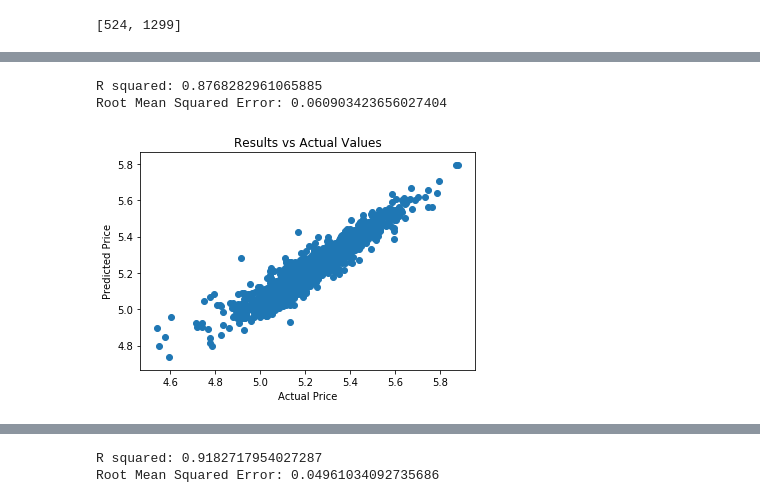
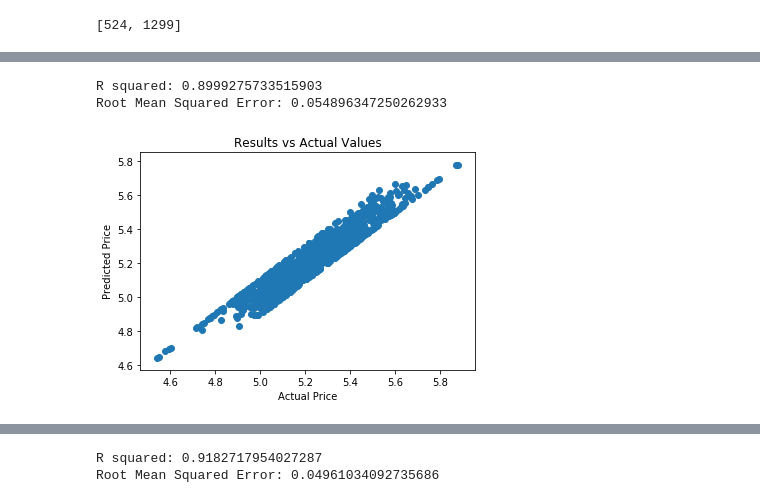
Before and after one commit to bhalbur/AmesData, a Jupyter notebook: Stacked_w_label_encoding.ipynb, the cells around one changed output, grey strips where cells are left out. Drawn from its saved outputs; the diff is of its cells as text; code cells hidden in the pictures.

```diff
--- a/Stacked_w_label_encoding.ipynb
+++ b/Stacked_w_label_encoding.ipynb
@@ -48,3 +50,14 @@ trimprices = logprices.drop(droprows)
 train = trim.loc[1:1460,]
 test = trim.loc[1461:2919,]
 y = trimprices
+# %%
+boost = GradientBoostingRegressor()
+boost.fit(train, trimprices, sample_weight=None ,monitor=None)
+yhat_boost = boost.predict(train)
+plt.scatter(y, yhat_boost)
+plt.xlabel('Actual Price')
+plt.ylabel('Predicted Price')
+plt.title('Results vs Actual Values')
+print("R squared:",boost.score(train, y, sample_weight=None))
+RMSE = math.sqrt(mean_squared_error(y, yhat_boost))
+print("Root Mean Squared Error:",RMSE)
@@ -51,15 +68,15 @@ y = trimprices
 # %%
-lasso = Lasso(alpha=0.01)
-lasso.fit(train, trimprices)
-yhat_lasso = lasso.predict(train)
-plt.scatter(y, yhat_lasso)
+svr = SVR()
+svr.fit(train, trimprices)
+yhat_svr = svr.predict(train)
+plt.scatter(y, yhat_svr)
 plt.xlabel('Actual Price')
 plt.ylabel('Predicted Price')
 plt.title('Results vs Actual Values')
-print("R squared:",lasso.score(train, y, sample_weight=None))
-RMSE = math.sqrt(mean_squared_error(y, yhat_lasso))
+print("R squared:",svr.score(train, y, sample_weight=None))
+RMSE = math.sqrt(mean_squared_error(y, yhat_svr))
 print("Root Mean Squared Error:",RMSE)
 # %% [output]
-R squared: 0.8768282961065885
-Root Mean Squared Error: 0.060903423656027404
+R squared: 0.8999275733515903
+Root Mean Squared Error: 0.054896347250262933
-[figure, old version]
+[figure, new version]
```
Also changed, not shown: parts of 7 cells of this notebook, 5 other files.
